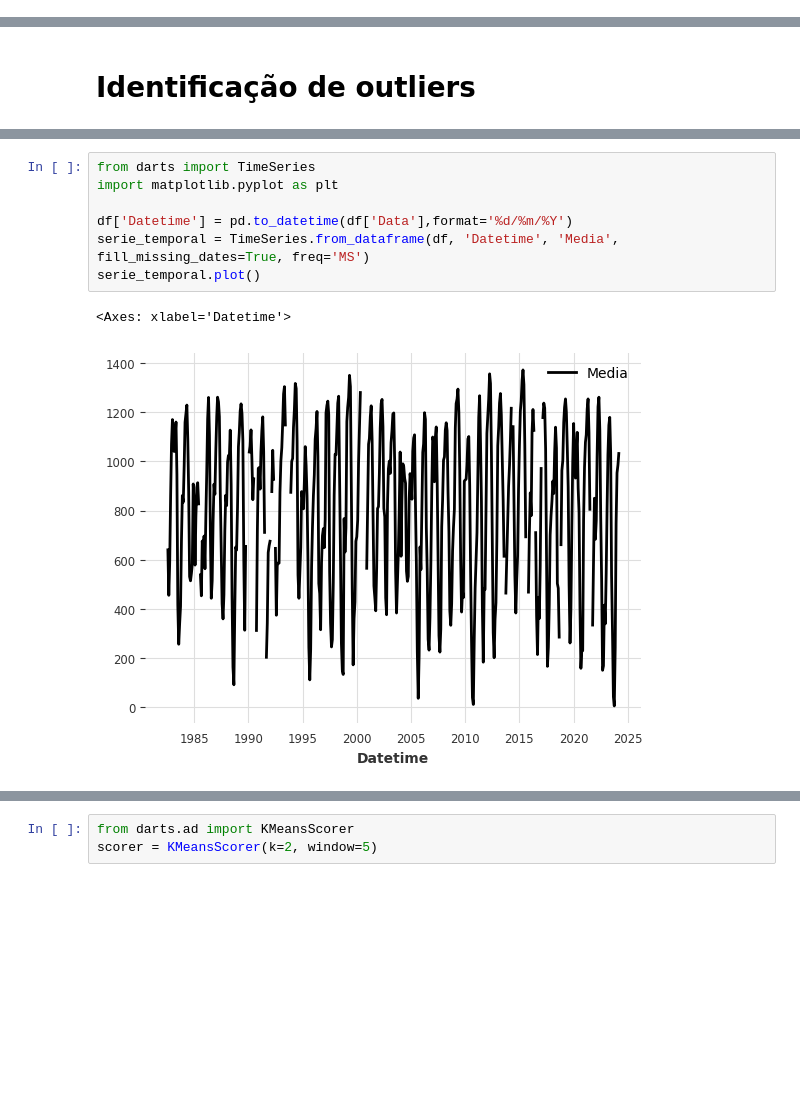
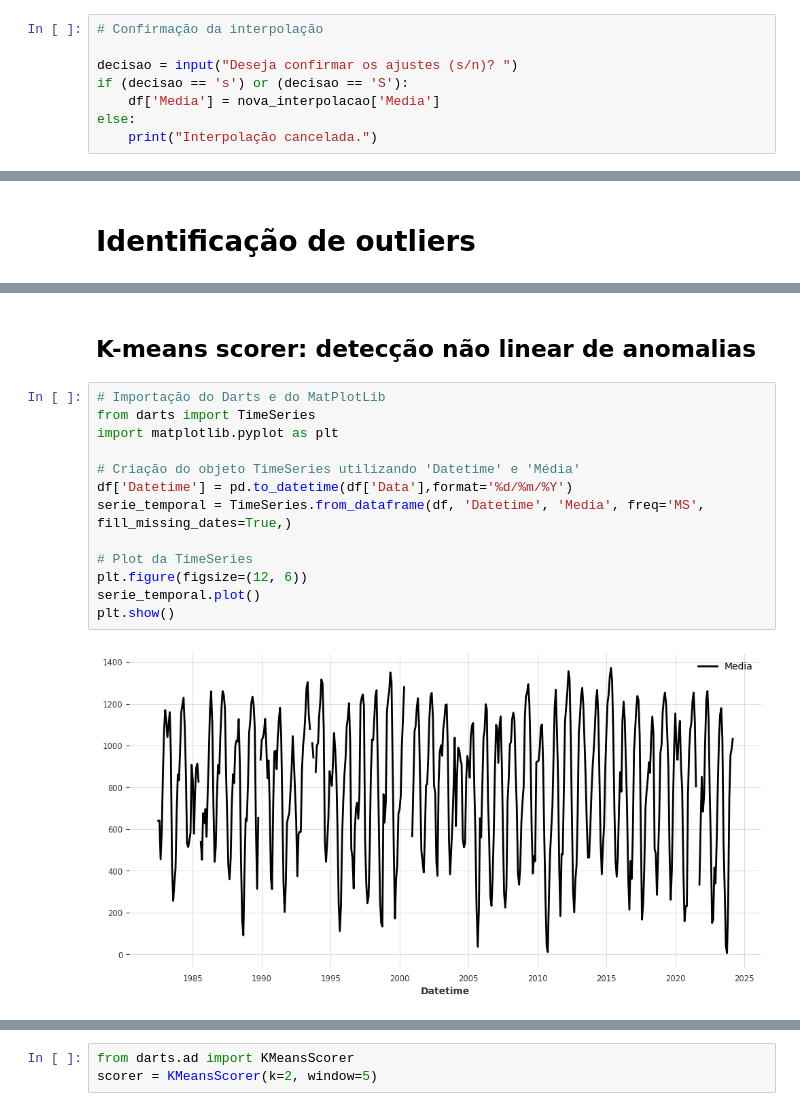
Before and after one commit to Gustavo-Macedo1/PIBITI-Tratamento-de-anomalias-com-IA, a Jupyter notebook: PIBITI.ipynb, the cells around one changed output, grey strips where cells are left out. Cells and saved outputs as stored; diff of their text form; blank space fills up the shorter version.

```diff
--- a/PIBITI.ipynb
+++ b/PIBITI.ipynb
@@ -386,0 +382,8 @@ nova_interpolacao[nova_interpolacao['Media'].isna()]
+# %%
+# Confirmação da interpolação
+
+decisao = input("Deseja confirmar os ajustes (s/n)? ")
+if (decisao == 's') or (decisao == 'S'):
+    df['Media'] = nova_interpolacao['Media']
+else:
+    print("Interpolação cancelada.")
@@ -408,13 +413,20 @@ Requirement already satisfied: async-timeout<5.0,>=4.0 in /usr/local/lib/python3
 Requirement already satisfied: pyarrow>=6.0.1 in /usr/local/lib/python3.10/dist-packages (from triad>=0.9.7->fugue>=0.8.1->statsforecast>=1.4->darts) (14.0.2)
 Requirement already satisfied: fs in /usr/local/lib/python3.10/dist-packages (from triad>=0.9.7->fugue>=0.8.1->statsforecast>=1.4->darts) (2.4.16)
 Requirement already satisfied: appdirs~=1.4.3 in /usr/local/lib/python3.10/dist-packages (from fs->triad>=0.9.7->fugue>=0.8.1->statsforecast>=1.4->darts) (1.4.4)
+# %% [markdown]
+## K-means scorer: detecção não linear de anomalias
 # %%
+# Importação do Darts e do MatPlotLib
 from darts import TimeSeries
 import matplotlib.pyplot as plt
 
+# Criação do objeto TimeSeries utilizando 'Datetime' e 'Média'
 df['Datetime'] = pd.to_datetime(df['Data'],format='%d/%m/%Y')
-serie_temporal = TimeSeries.from_dataframe(df, 'Datetime', 'Media', fill_missing_dates=True, freq='MS')
+serie_temporal = TimeSeries.from_dataframe(df, 'Datetime', 'Media', freq='MS', fill_missing_dates=True,)
+
+# Plot da TimeSeries
+plt.figure(figsize=(12, 6))
 serie_temporal.plot()
+plt.show()
 # %% [output]
-<Axes: xlabel='Datetime'>
-[figure, old version]
+[figure, new version]
```
Also changed, not shown: parts of 30 cells of this notebook.
